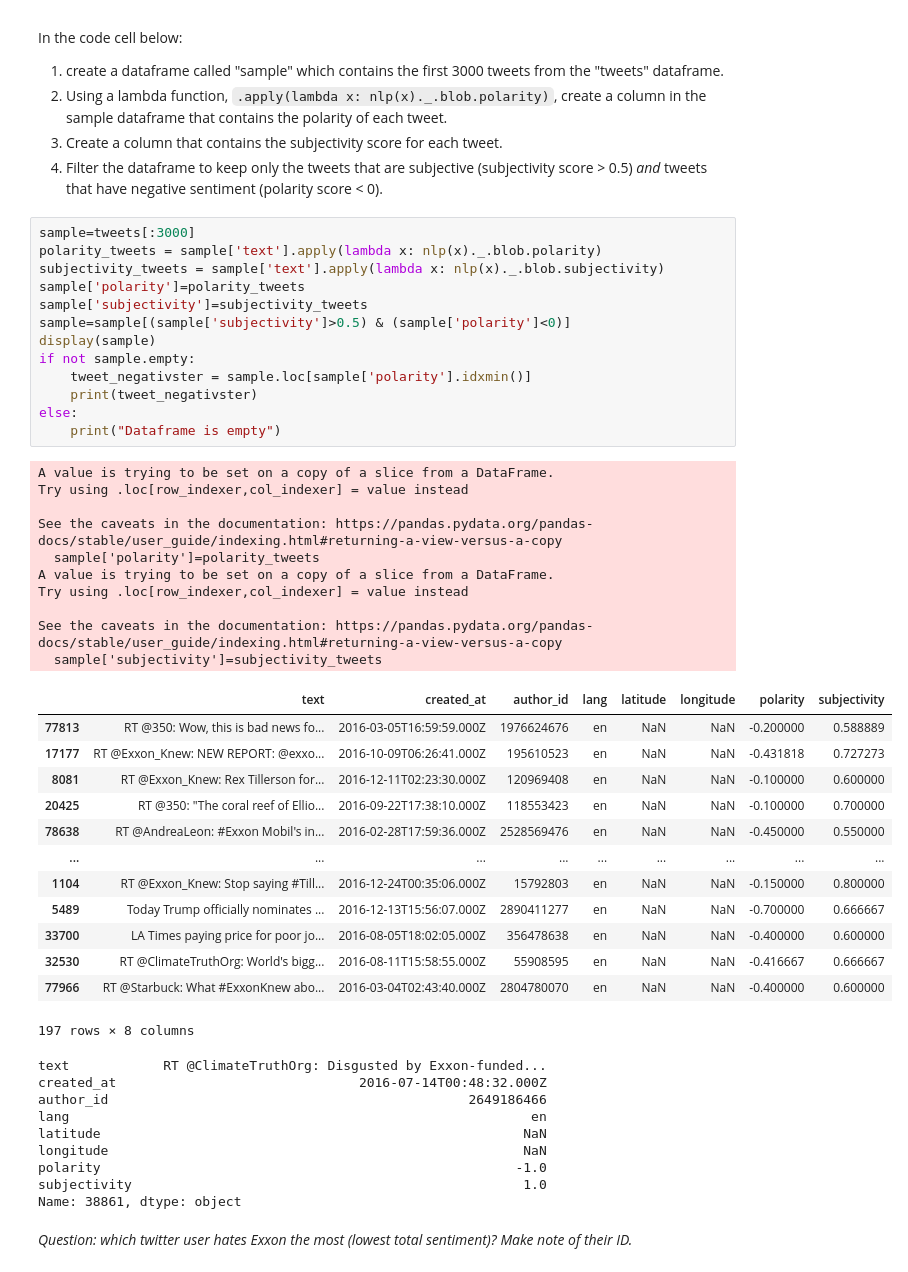
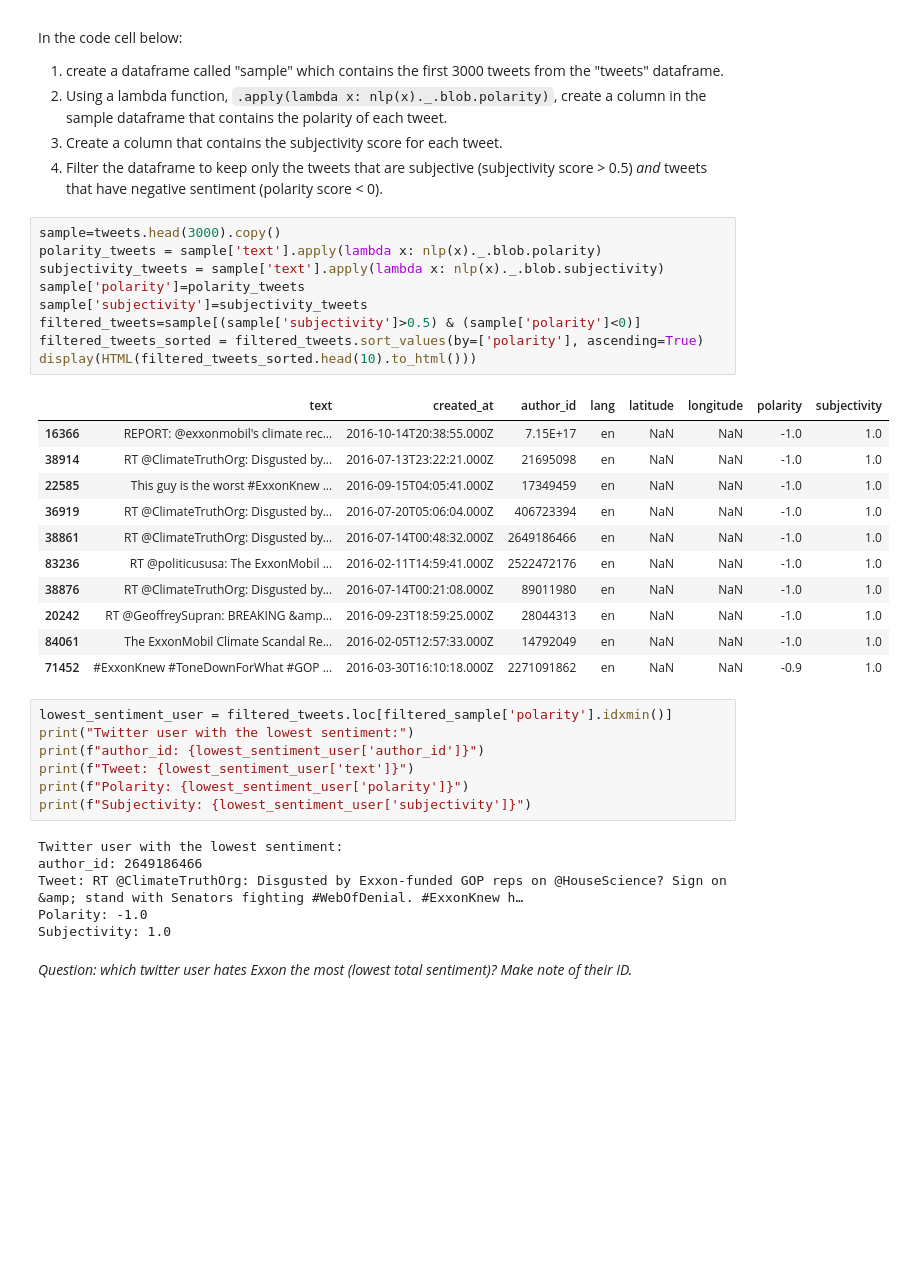
Before and after one commit to Btotheshlz/QM2, a Jupyter notebook: notebooks/W04. Natural Language Processing.ipynb, the cells around one changed output. Drawn from its saved outputs; the diff is of its cells as text; blank space fills up the shorter version.

```diff
--- a/notebooks/W04. Natural Language Processing.ipynb
+++ b/notebooks/W04. Natural Language Processing.ipynb
@@ -649,50 +639,38 @@ In the code cell below:
 3. Create a column that contains the subjectivity score for each tweet.
 4. Filter the dataframe to keep only the tweets that are subjective (subjectivity score > 0.5) *and* tweets that have negative sentiment (polarity score < 0).
 # %%
-sample=tweets[:3000]
+sample=tweets.head(3000).copy()
 polarity_tweets = sample['text'].apply(lambda x: nlp(x)._.blob.polarity)
 subjectivity_tweets = sample['text'].apply(lambda x: nlp(x)._.blob.subjectivity)
 sample['polarity']=polarity_tweets
 sample['subjectivity']=subjectivity_tweets
-sample=sample[(sample['subjectivity']>0.5) & (sample['polarity']<0)]
-display(sample)
-if not sample.empty:
-    tweet_negativster = sample.loc[sample['polarity'].idxmin()]
-    print(tweet_negativster)
-else:
-    print("Dataframe is empty")
+filtered_tweets=sample[(sample['subjectivity']>0.5) & (sample['polarity']<0)]
+filtered_tweets_sorted = filtered_tweets.sort_values(by=['polarity'], ascending=True)
+display(HTML(filtered_tweets_sorted.head(10).to_html()))
 # %% [output]
-A value is trying to be set on a copy of a slice from a DataFrame.
-Try using .loc[row_indexer,col_indexer] = value instead
-
-See the caveats in the documentation: https://pandas.pydata.org/pandas-docs/stable/user_guide/indexing.html#returning-a-view-versus-a-copy
-  sample['polarity']=polarity_tweets
-A value is trying to be set on a copy of a slice from a DataFrame.
-Try using .loc[row_indexer,col_indexer] = value instead
-
-See the caveats in the documentation: https://pandas.pydata.org/pandas-docs/stable/user_guide/indexing.html#returning-a-view-versus-a-copy
-  sample['subjectivity']=subjectivity_tweets
 |  | text | created_at | author_id | lang | latitude | longitude | polarity | subjectivity |
-| 77813 | RT @350: Wow, this is bad news fo... | 2016-03-05T16:59:59.000Z | 1976624676 | en | NaN | NaN | -0.200000 | 0.588889 |
-| 17177 | RT @Exxon_Knew: NEW REPORT: @exxo... | 2016-10-09T06:26:41.000Z | 195610523 | en | NaN | NaN | -0.431818 | 0.727273 |
-| 8081 | RT @Exxon_Knew: Rex Tillerson for... | 2016-12-11T02:23:30.000Z | 120969408 | en | NaN | NaN | -0.100000 | 0.600000 |
-| 20425 | RT @350: "The coral reef of Ellio... | 2016-09-22T17:38:10.000Z | 118553423 | en | NaN | NaN | -0.100000 | 0.700000 |
-| 78638 | RT @AndreaLeon: #Exxon Mobil's in... | 2016-02-28T17:59:36.000Z | 2528569476 | en | NaN | NaN | -0.450000 | 0.550000 |
-| ... | ... | ... | ... | ... | ... | ... | ... | ... |
-| 1104 | RT @Exxon_Knew: Stop saying #Till... | 2016-12-24T00:35:06.000Z | 15792803 | en | NaN | NaN | -0.150000 | 0.800000 |
-| 5489 | Today Trump officially nominates ... | 2016-12-13T15:56:07.000Z | 2890411277 | en | NaN | NaN | -0.700000 | 0.666667 |
-| 33700 | LA Times paying price for poor jo... | 2016-08-05T18:02:05.000Z | 356478638 | en | NaN | NaN | -0.400000 | 0.600000 |
-| 32530 | RT @ClimateTruthOrg: World's bigg... | 2016-08-11T15:58:55.000Z | 55908595 | en | NaN | NaN | -0.416667 | 0.666667 |
-| 77966 | RT @Starbuck: What #ExxonKnew abo... | 2016-03-04T02:43:40.000Z | 2804780070 | en | NaN | NaN | -0.400000 | 0.600000 |
+| 16366 | REPORT: @exxonmobil's climate rec... | 2016-10-14T20:38:55.000Z | 7.15E+17 | en | NaN | NaN | -1.0 | 1.0 |
+| 38914 | RT @ClimateTruthOrg: Disgusted by... | 2016-07-13T23:22:21.000Z | 21695098 | en | NaN | NaN | -1.0 | 1.0 |
+| 22585 | This guy is the worst #ExxonKnew ... | 2016-09-15T04:05:41.000Z | 17349459 | en | NaN | NaN | -1.0 | 1.0 |
+| 36919 | RT @ClimateTruthOrg: Disgusted by... | 2016-07-20T05:06:04.000Z | 406723394 | en | NaN | NaN | -1.0 | 1.0 |
+| 38861 | RT @ClimateTruthOrg: Disgusted by... | 2016-07-14T00:48:32.000Z | 2649186466 | en | NaN | NaN | -1.0 | 1.0 |
+| 83236 | RT @politicususa: The ExxonMobil ... | 2016-02-11T14:59:41.000Z | 2522472176 | en | NaN | NaN | -1.0 | 1.0 |
+| 38876 | RT @ClimateTruthOrg: Disgusted by... | 2016-07-14T00:21:08.000Z | 89011980 | en | NaN | NaN | -1.0 | 1.0 |
+| 20242 | RT @GeoffreySupran: BREAKING &amp... | 2016-09-23T18:59:25.000Z | 28044313 | en | NaN | NaN | -1.0 | 1.0 |
+| 84061 | The ExxonMobil Climate Scandal Re... | 2016-02-05T12:57:33.000Z | 14792049 | en | NaN | NaN | -1.0 | 1.0 |
+| 71452 | #ExxonKnew #ToneDownForWhat #GOP ... | 2016-03-30T16:10:18.000Z | 2271091862 | en | NaN | NaN | -0.9 | 1.0 |
-197 rows × 8 columns
-text            RT @ClimateTruthOrg: Disgusted by Exxon-funded...
-created_at                               2016-07-14T00:48:32.000Z
-author_id                                              2649186466
-lang                                                           en
-latitude                                                      NaN
-longitude                                                     NaN
-polarity                                                     -1.0
-subjectivity                                                  1.0
-Name: 38861, dtype: object
+# %%
+lowest_sentiment_user = filtered_tweets.loc[filtered_sample['polarity'].idxmin()]
+print("Twitter user with the lowest sentiment:")
+print(f"author_id: {lowest_sentiment_user['author_id']}")
+print(f"Tweet: {lowest_sentiment_user['text']}")
+print(f"Polarity: {lowest_sentiment_user['polarity']}")
+print(f"Subjectivity: {lowest_sentiment_user['subjectivity']}")
+# %% [output]
+Twitter user with the lowest sentiment:
+author_id: 2649186466
+Tweet: RT @ClimateTruthOrg: Disgusted by Exxon-funded GOP reps on @HouseScience? Sign on &amp; stand with Senators fighting #WebOfDenial. #ExxonKnew h…
+Polarity: -1.0
+Subjectivity: 1.0
 # %% [markdown]
 *Question: which twitter user hates Exxon the most (lowest total sentiment)? Make note of their ID.*
```
Also changed, not shown: parts of 4 cells of this notebook.
